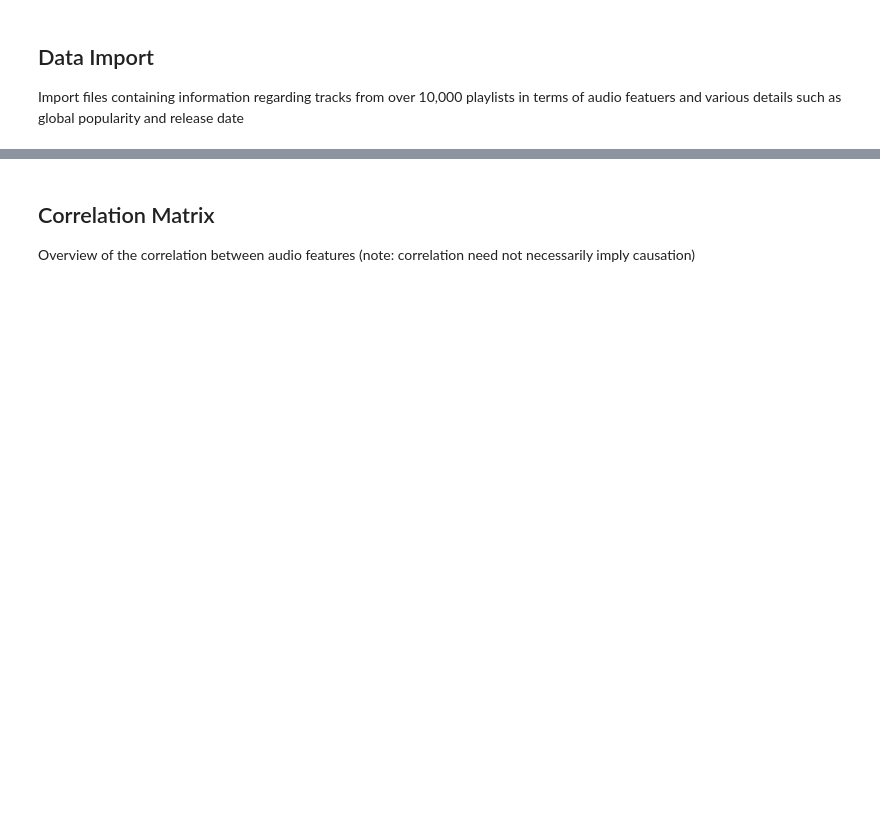
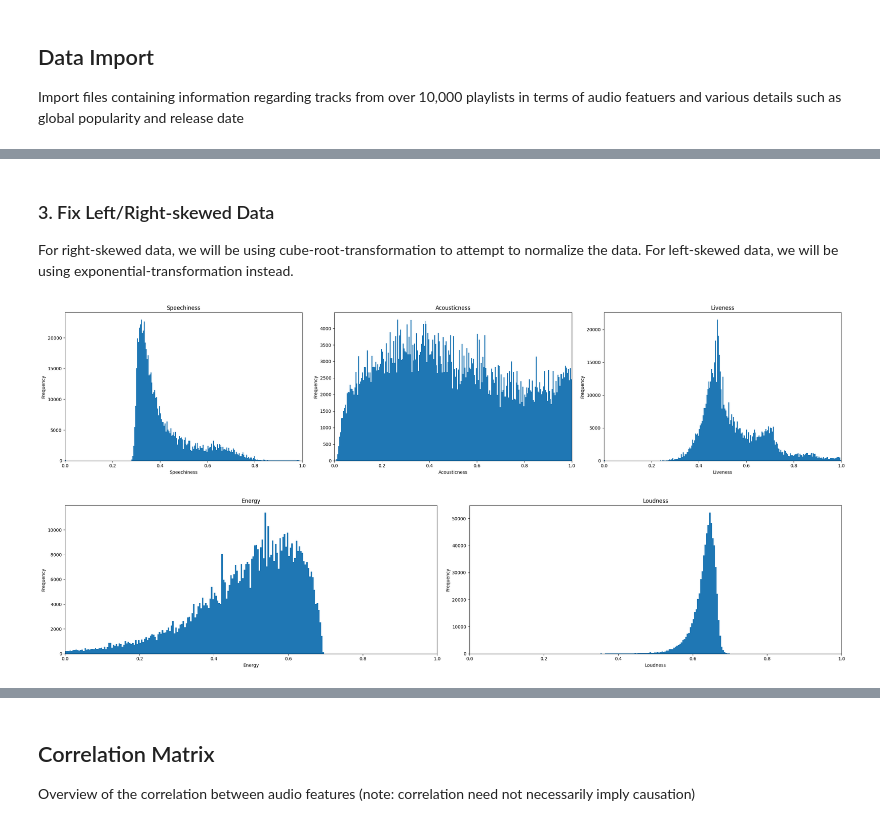
Before and after one commit to avock/TunesBlend-Engine, a Jupyter notebook: src/notebooks/trend_analysis.ipynb, the cells around one changed output, grey strips where cells are left out. Drawn from its saved outputs; the diff is of its cells as text; code cells hidden in the pictures; blank space fills up the shorter version.

```diff
--- a/src/notebooks/trend_analysis.ipynb
+++ b/src/notebooks/trend_analysis.ipynb
@@ -49,0 +158,29 @@ audio_features_list = ['danceability', 'energy', 'loudness', 'speechiness', 'aco
+# %% [markdown]
+### 3. Fix Left/Right-skewed Data
+For right-skewed data, we will be using cube-root-transformation to attempt to normalize the data.
+For left-skewed data, we will be using exponential-transformation instead.
+# %%
+# Define the skewed columns
+right_skewed_columns = ['speechiness', 'acousticness', 'liveness']
+left_skewed_columns = ['energy', 'loudness']
+
+# Apply transformations for both left and right skewed columns
+for column in right_skewed_columns + left_skewed_columns:
+
+    # Perform cube-root/logarithmic transformation to normalize dataset
+    if column in right_skewed_columns:
+        # Apply cube root transformation
+        after_graph_audio_features_df.loc[:, column] = np.cbrt(before_graph_audio_features_df[column])
+    elif column in left_skewed_columns:
+        # Apply logarithmic transformation
+        after_graph_audio_features_df.loc[:, column] = np.log1p(before_graph_audio_features_df[column].abs())
+
+plot_title_right = 'Updated Right-skewed Columns with Cube Root Transformation'
+plot_title_left = 'Updated Left-skewed Columns with Logarithmic Transformation'
+plot_graph(plot_title_right, subplots_per_row=3, graph_features_list=right_skewed_columns, graph_df=after_graph_audio_features_df)
+plot_graph(plot_title_left, subplots_per_row=2, graph_features_list=left_skewed_columns, graph_df=after_graph_audio_features_df)
+
+before_graph_audio_features_df = after_graph_audio_features_df.copy()
+# %% [output]
+[figure, added]
+[figure, added]
```
Also changed, not shown: parts of 22 cells of this notebook.
